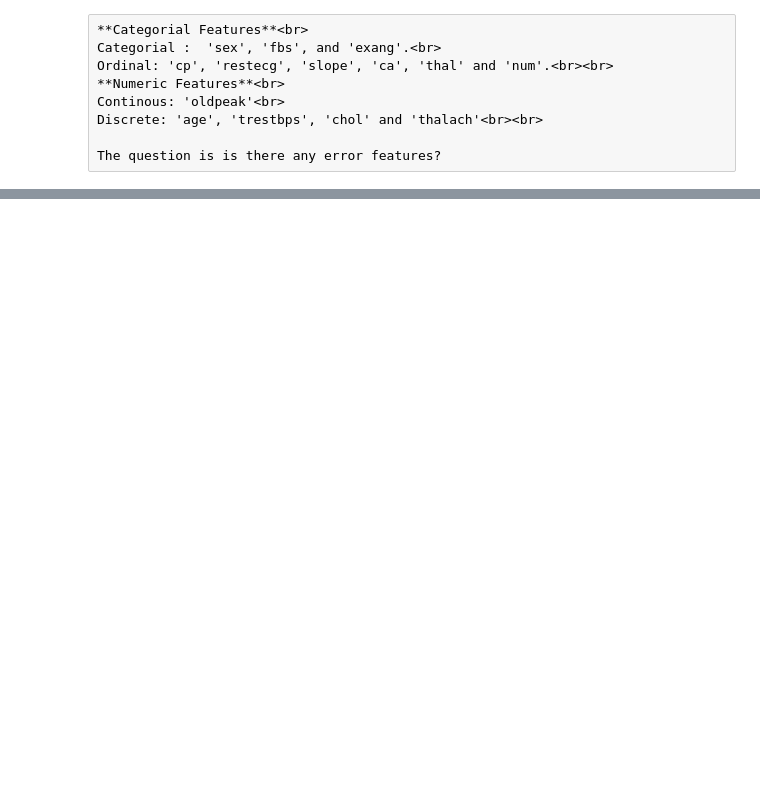
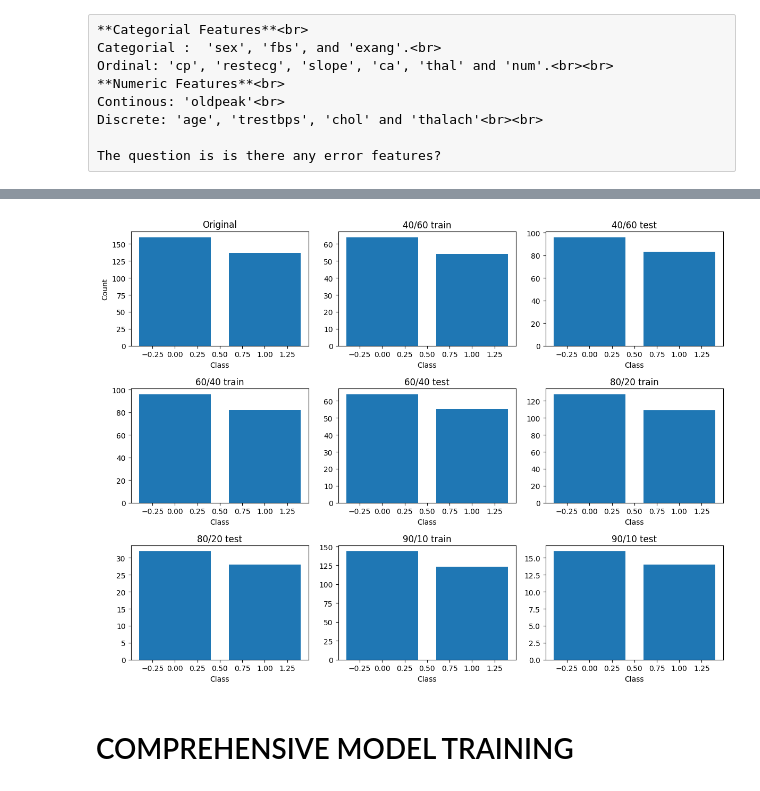
Before and after one commit to mandeotv1234/AI_Project02, a Jupyter notebook: Decision-Tree-AI-Project-main/heart-EDA-Classification-merged.ipynb, the cells around one changed output, grey strips where cells are left out. Cells and saved outputs as stored; diff of their text form; code cells hidden in the pictures; blank space fills up the shorter version.

```diff
--- a/Decision-Tree-AI-Project-main/heart-EDA-Classification-merged.ipynb
+++ b/Decision-Tree-AI-Project-main/heart-EDA-Classification-merged.ipynb
@@ -378,0 +862,44 @@ https://machinelearningcoban.com/tabml_book/ch_model/random_forest.html<br>
+# %%
+# Visualize train-test distributions as in original notebook
+def plot_all_distributions_detailed(y, subsets):
+    n_plots = 1 + len(subsets)*2   # 1 original + mỗi split 2 (train & test)
+    cols = 3
+    rows = (n_plots + cols - 1) // cols
+    fig, axes = plt.subplots(rows, cols, figsize=(cols*4, rows*3))
+    axes = axes.flatten()
+
+    # 1) Original
+    cnt = y.value_counts().sort_index()
+    axes[0].bar(cnt.index, cnt.values)
+    axes[0].set_title('Original')
+    axes[0].set_xlabel('Class'); axes[0].set_ylabel('Count')
+
+    # 2) Train & Test cho từng tỷ lệ
+    idx = 1
+    for key, data in subsets.items():
+        # train
+        cnt = data['y_train'].value_counts().sort_index()
+        axes[idx].bar(cnt.index, cnt.values)
+        axes[idx].set_title(f'{key} train')
+        axes[idx].set_xlabel('Class')
+        idx += 1
+        # test
+        cnt = data['y_test'].value_counts().sort_index()
+        axes[idx].bar(cnt.index, cnt.values)
+        axes[idx].set_title(f'{key} test')
+        axes[idx].set_xlabel('Class')
+        idx += 1
+
+    # Tắt các subplot thừa
+    for ax in axes[idx:]:
+        ax.axis('off')
+
+    plt.tight_layout()
+    plt.show()
+
+# Gọi hàm
+plot_all_distributions_detailed(y_class, subsets_class)
+# %% [output]
+[figure, added]
+# %% [markdown]
+# COMPREHENSIVE MODEL TRAINING
```
Also changed, not shown: parts of 86 cells of this notebook.
